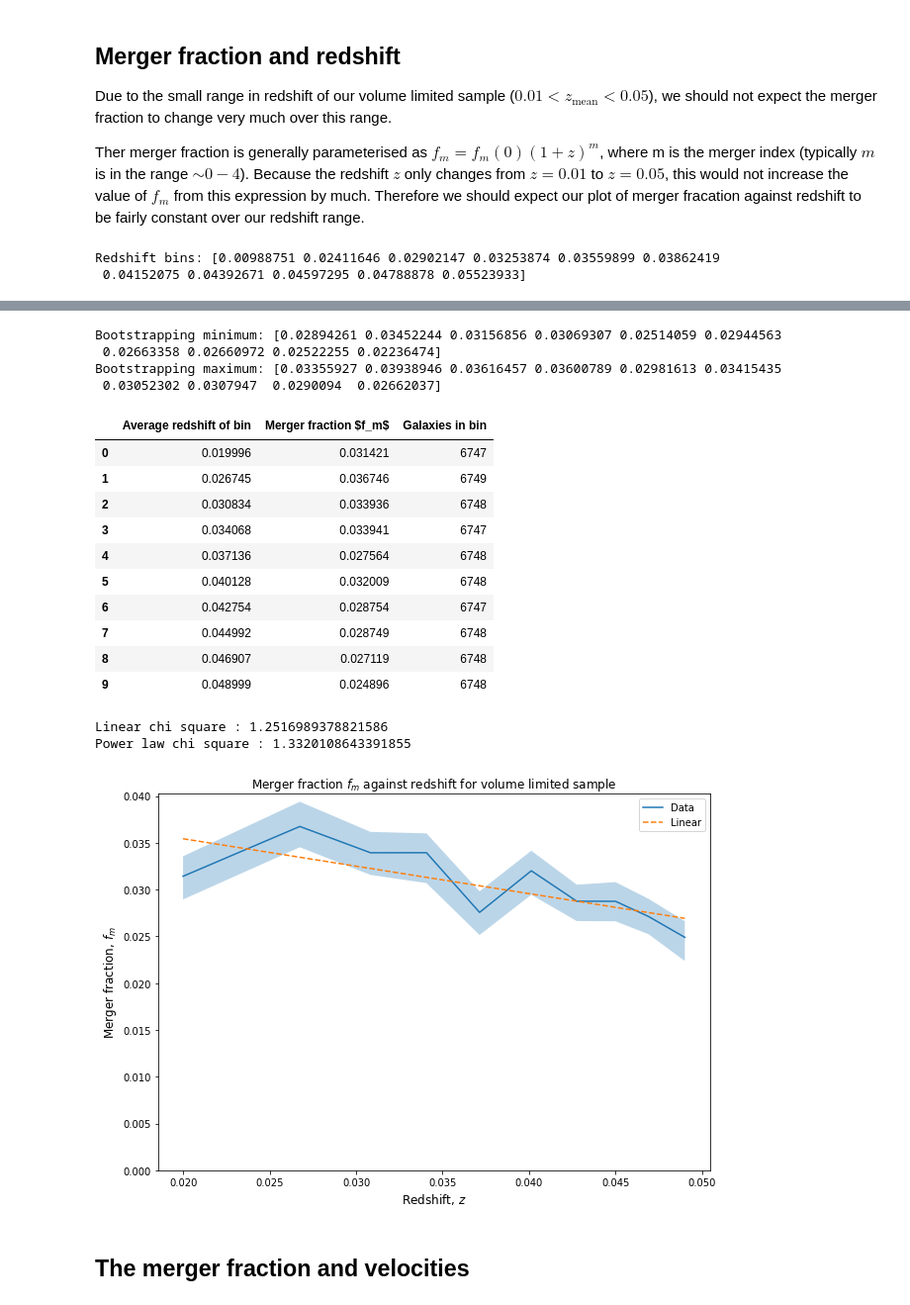
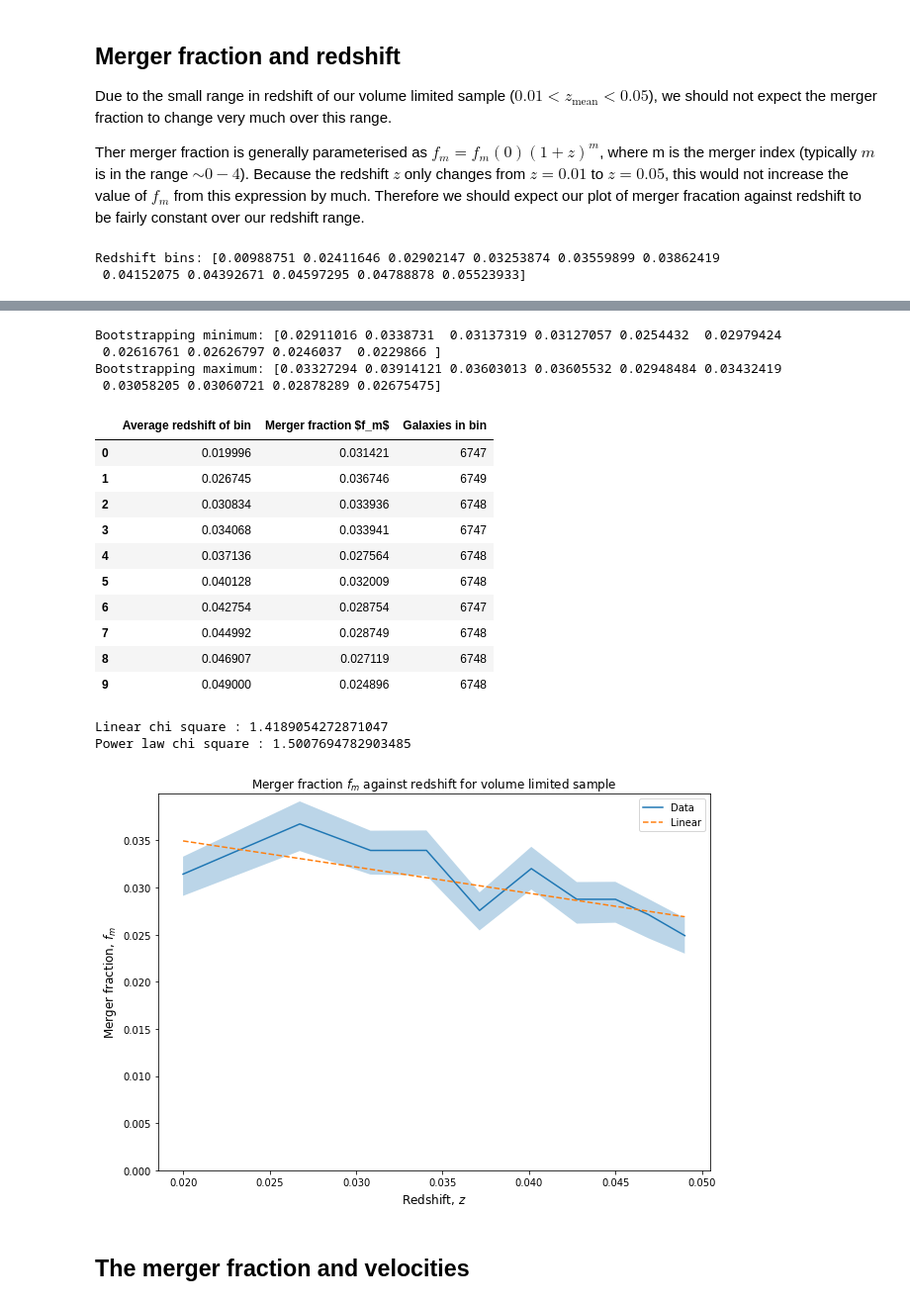
Before and after one commit to tplews98/MPhys_Project, a Jupyter notebook: Hilary work/HT_Week5_Modelling.ipynb, the cells around one changed output, grey strips where cells are left out. Shown at 99% size. Drawn from its saved outputs; the diff is of its cells as text; code cells hidden in the pictures.

```diff
--- a/Hilary work/HT_Week5_Modelling.ipynb
+++ b/Hilary work/HT_Week5_Modelling.ipynb
@@ -494,6 +495,7 @@ def merger_fraction_redshift_binning(limited_data, redshift_bins):
 
     # Calculate the average group size in each bin for plotting data
     bin_centres=[]
+    bin_edges[-1] += 1
     for i in range(len(bin_edges) - 1):
         bin_centres.append(limited_data[(limited_data["Best_redshift_new"] >= bin_edges[i]) & (limited_data["Best_redshift_new"] < bin_edges[i + 1])]["Best_redshift_new"].mean())
 
@@ -561,41 +563,41 @@ print("Power law chi square : " + str(power_law_chi_squared))
 
 plt.figure(figsize=(10,7))
 plt.plot(redshift_bin_centres, merger_fraction_redshift, label="Data")
 plt.fill_between(redshift_bin_centres, merger_fraction_redshift_bootstrapped_min, merger_fraction_redshift_bootstrapped_max, alpha=0.3)
 plt.ylim(bottom=0)
 plt.xlabel("Redshift, $z$", fontsize=12)
 plt.ylabel("Merger fraction, $f_m$", fontsize=12)
 plt.title("Merger fraction $f_m$ against redshift for volume limited sample", fontsize=12)
 
 plt.plot(z_values, linear_data, label="Linear", linestyle="--")
 # plt.plot(z_values, power_law_data, label="Power law")
 # plt.plot(z_values, power_law_exponential_data, label="Cubic")
 
 plt.legend()
 
 plt.show()
 # %% [output]
 Redshift bins: [0.00988751 0.02411646 0.02902147 0.03253874 0.03559899 0.03862419
  0.04152075 0.04392671 0.04597295 0.04788878 0.05523933]
 [figure]
-Bootstrapping minimum: [0.02894261 0.03452244 0.03156856 0.03069307 0.02514059 0.02944563
- 0.02663358 0.02660972 0.02522255 0.02236474]
-Bootstrapping maximum: [0.03355927 0.03938946 0.03616457 0.03600789 0.02981613 0.03415435
- 0.03052302 0.0307947  0.0290094  0.02662037]
+Bootstrapping minimum: [0.02911016 0.0338731  0.03137319 0.03127057 0.0254432  0.02979424
+ 0.02616761 0.02626797 0.0246037  0.0229866 ]
+Bootstrapping maximum: [0.03327294 0.03914121 0.03603013 0.03605532 0.02948484 0.03432419
+ 0.03058205 0.03060721 0.02878289 0.02675475]
 |  | Average redshift of bin | Merger fraction $f_m$ | Galaxies in bin |
 | 0 | 0.019996 | 0.031421 | 6747 |
 | 1 | 0.026745 | 0.036746 | 6749 |
 | 2 | 0.030834 | 0.033936 | 6748 |
 | 3 | 0.034068 | 0.033941 | 6747 |
 | 4 | 0.037136 | 0.027564 | 6748 |
 | 5 | 0.040128 | 0.032009 | 6748 |
 | 6 | 0.042754 | 0.028754 | 6747 |
 | 7 | 0.044992 | 0.028749 | 6748 |
 | 8 | 0.046907 | 0.027119 | 6748 |
-| 9 | 0.048999 | 0.024896 | 6748 |
+| 9 | 0.049000 | 0.024896 | 6748 |
-Linear chi square : 1.2516989378821586
-Power law chi square : 1.3320108643391855
+Linear chi square : 1.4189054272871047
+Power law chi square : 1.5007694782903485
-[figure, old version]
+[figure, new version]
 # %% [markdown]
 ## The merger fraction and velocities
 # %% [markdown]
```
Also changed, not shown: parts of 4 cells of this notebook.
